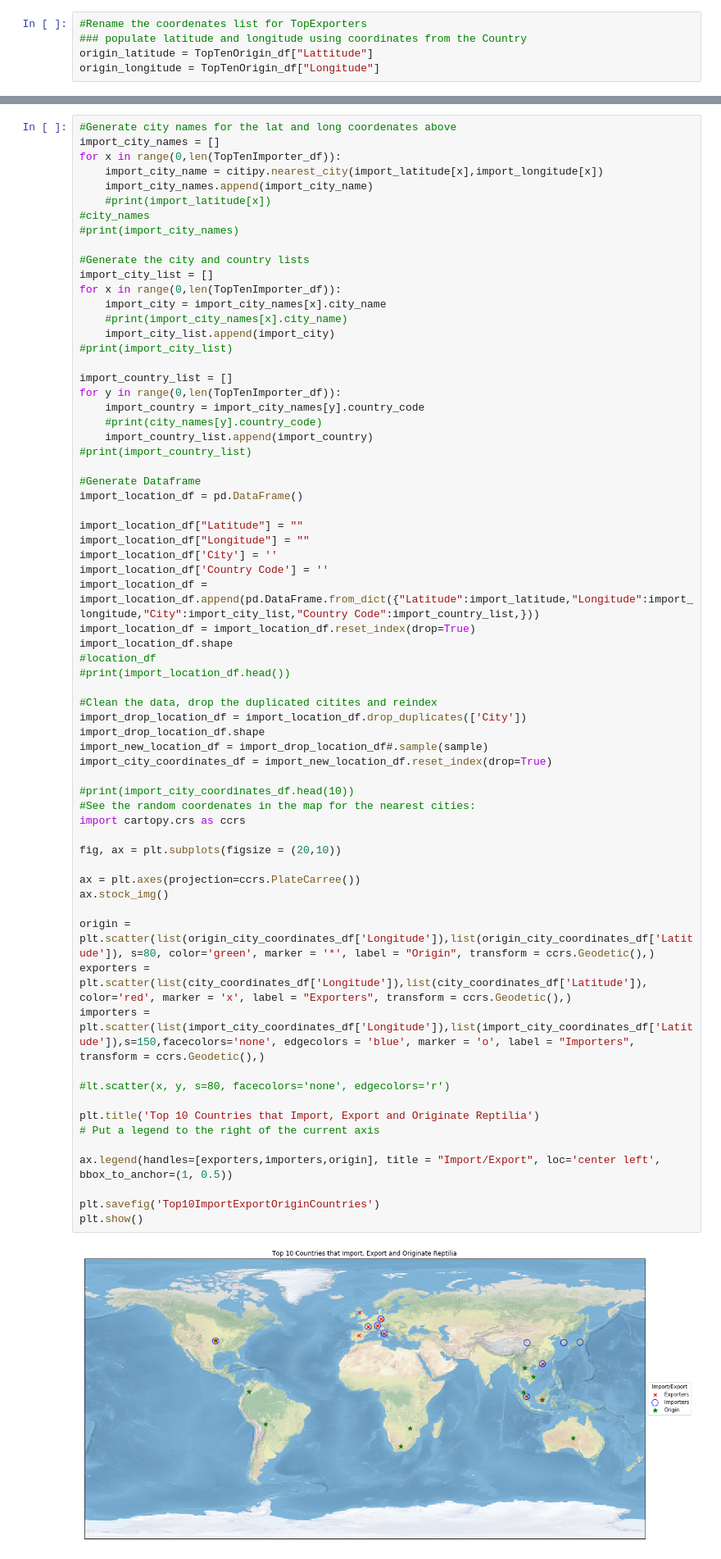
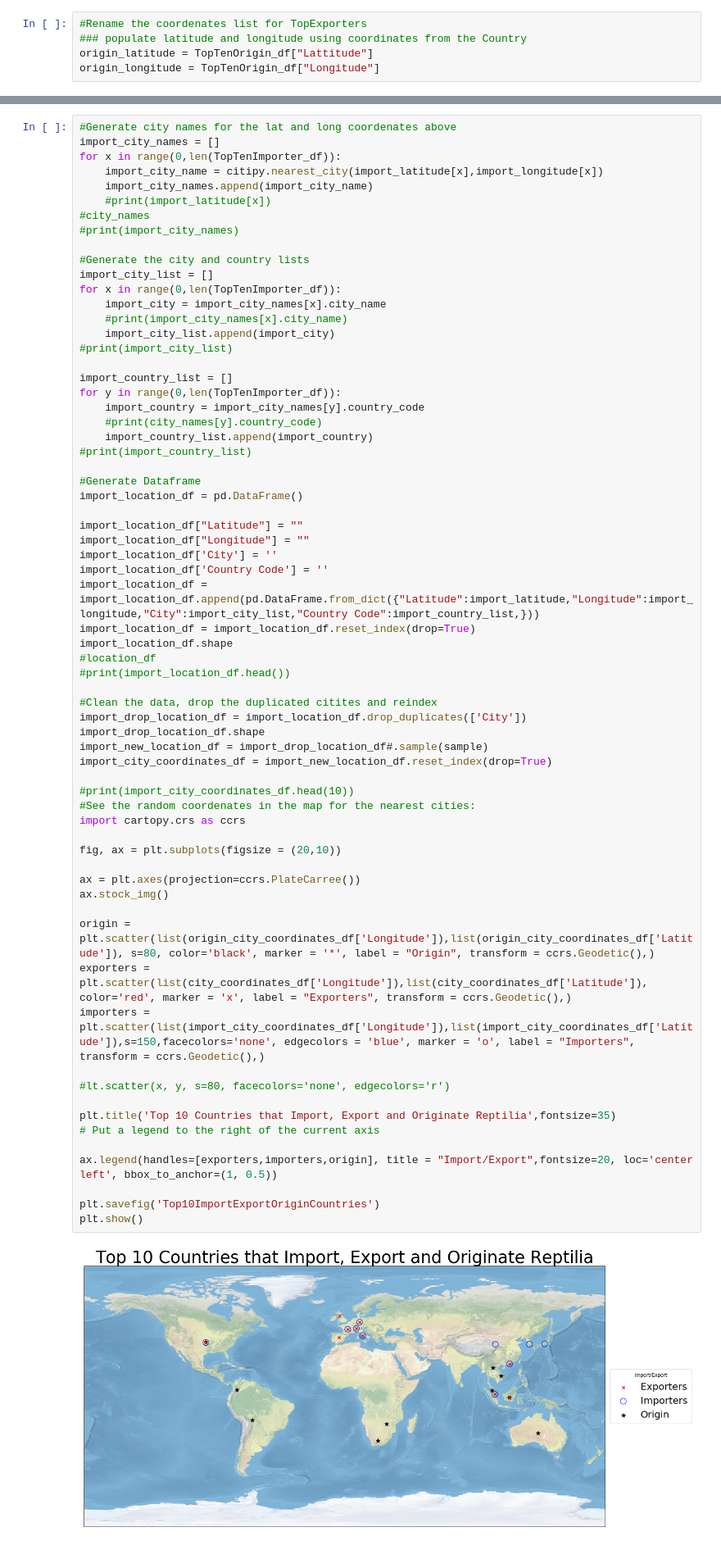
Before and after one commit to EliseLinker/wildlifeproject1, a Jupyter notebook: WP_Top10_Importer_Exporter_Map_EML.ipynb, the cells around one changed output, grey strips where cells are left out. Shown at 82% size. Drawn from its saved outputs; the diff is of its cells as text.

```diff
--- a/WP_Top10_Importer_Exporter_Map_EML.ipynb
+++ b/WP_Top10_Importer_Exporter_Map_EML.ipynb
@@ -610,34 +609,34 @@ import_location_df = import_location_df.reset_index(drop=True)
 import_location_df.shape
 #location_df
 #print(import_location_df.head())
 
 #Clean the data, drop the duplicated citites and reindex
 import_drop_location_df = import_location_df.drop_duplicates(['City'])
 import_drop_location_df.shape
 import_new_location_df = import_drop_location_df#.sample(sample)
 import_city_coordinates_df = import_new_location_df.reset_index(drop=True)
 
 #print(import_city_coordinates_df.head(10))
 #See the random coordenates in the map for the nearest cities:
 import cartopy.crs as ccrs
 
 fig, ax = plt.subplots(figsize = (20,10))
 
 ax = plt.axes(projection=ccrs.PlateCarree())
 ax.stock_img()
 
-origin = plt.scatter(list(origin_city_coordinates_df['Longitude']),list(origin_city_coordinates_df['Latitude']), s=80, color='green', marker = '*', label = "Origin", transform = ccrs.Geodetic(),)
+origin = plt.scatter(list(origin_city_coordinates_df['Longitude']),list(origin_city_coordinates_df['Latitude']), s=80, color='black', marker = '*', label = "Origin", transform = ccrs.Geodetic(),)
 exporters = plt.scatter(list(city_coordinates_df['Longitude']),list(city_coordinates_df['Latitude']), color='red', marker = 'x', label = "Exporters", transform = ccrs.Geodetic(),)
 importers = plt.scatter(list(import_city_coordinates_df['Longitude']),list(import_city_coordinates_df['Latitude']),s=150,facecolors='none', edgecolors = 'blue', marker = 'o', label = "Importers", transform = ccrs.Geodetic(),)
 
 #lt.scatter(x, y, s=80, facecolors='none', edgecolors='r')
 
-plt.title('Top 10 Countries that Import, Export and Originate Reptilia')
+plt.title('Top 10 Countries that Import, Export and Originate Reptilia',fontsize=35)
 # Put a legend to the right of the current axis
 
-ax.legend(handles=[exporters,importers,origin], title = "Import/Export", loc='center left', bbox_to_anchor=(1, 0.5))
+ax.legend(handles=[exporters,importers,origin], title = "Import/Export",fontsize=20, loc='center left', bbox_to_anchor=(1, 0.5))
 
 plt.savefig('Top10ImportExportOriginCountries')
 plt.show()
 # %% [output]
-[figure, old version]
+[figure, new version]
```
Also changed, not shown: parts of 3 cells of this notebook, 1 other file.
